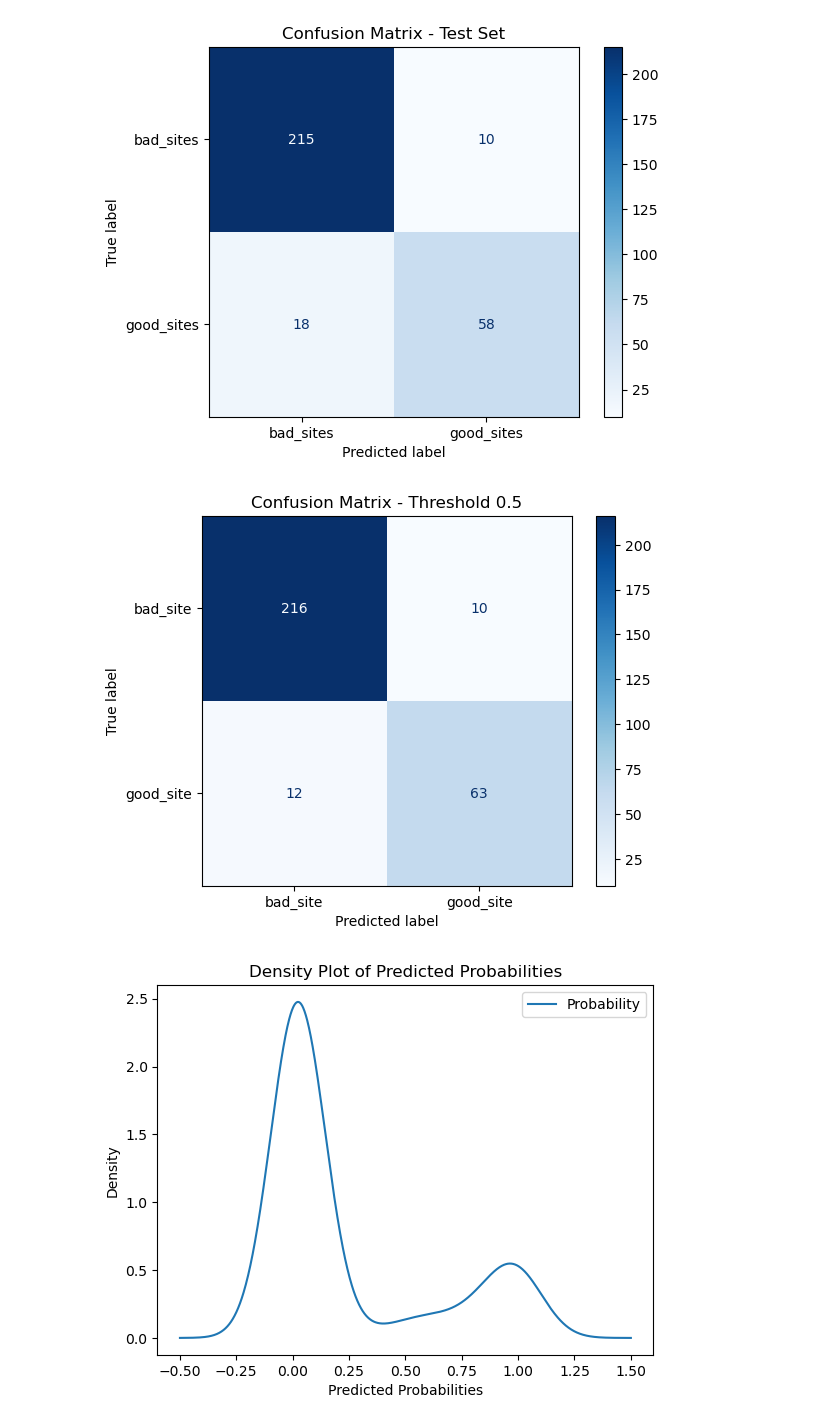
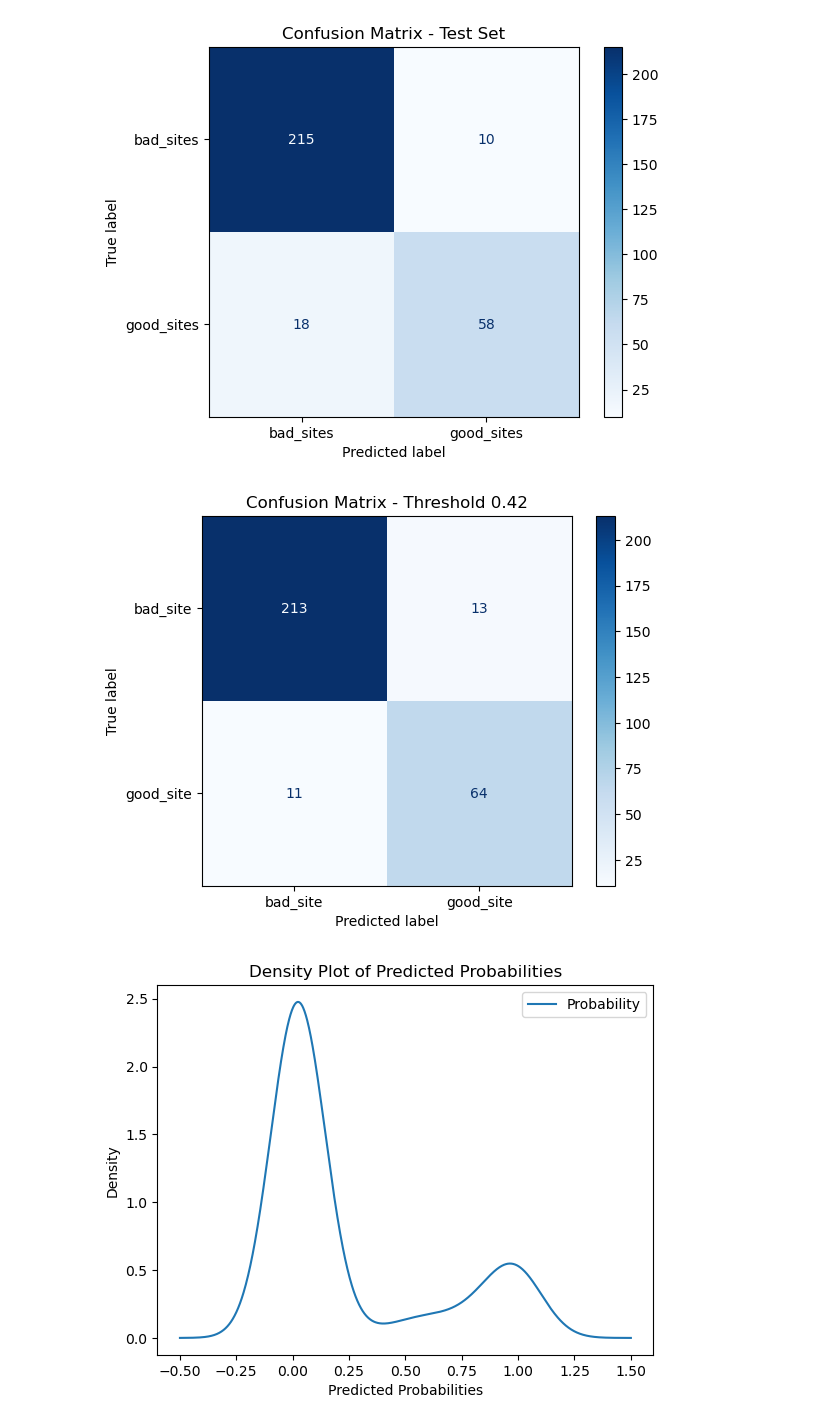
Before and after one commit to LibertyV7/DS4001G1, a Jupyter notebook: solar_dt.ipynb, the cells around one changed output. Drawn from its saved outputs; the diff is of its cells as text; code cells hidden in the pictures.

Commit message:
updated dt model and graphics

```diff
--- a/solar_dt.ipynb
+++ b/solar_dt.ipynb
@@ -195,9 +195,3 @@ x_train, x_test, y_train, y_test = train_test_split(x, y, train_size=0.80, strat
 x_tune, x_test, y_tune, y_test = train_test_split(x_test,y_test,  train_size = 0.50,stratify= y_test, random_state=49)
 # %%
 kf = RepeatedStratifiedKFold(n_splits=10,n_repeats =5, random_state=42)
-# %%
-from sklearn import metrics
-
-y_true = solar_1h['zscore_class']
-
-print(metrics.roc_auc_score)
@@ -375,31 +367,31 @@ plt.show()
 # %%
 from sklearn.metrics import confusion_matrix, ConfusionMatrixDisplay
 
 def adjust_thres(model, X, y_true, thres):
     # model: best estimator
     # X: feature variables
     # y_true: true target variables
     # thres: threshold
 
     # Predict probabilities
     y_prob = model.predict_proba(X)[:, 1]
 
     # Adjust predictions based on the threshold
     y_pred = (y_prob >= thres).astype(np.int32)
 
     # Create confusion matrix
     cm = confusion_matrix(y_true, y_pred)
 
     # Display confusion matrix
     disp = ConfusionMatrixDisplay(confusion_matrix=cm, display_labels=['bad_site', 'good_site'])
     disp.plot(cmap='Blues', values_format='d')
     plt.title(f'Confusion Matrix - Threshold {thres}')
     plt.show()
 
 # Example usage
-adjust_thres(best, x_test, y_test, thres=0.5)  # Replace 0.5 with your desired threshold
+adjust_thres(best, x_test, y_test, thres=0.42)  # Replace 0.5 with your desired threshold
 # %% [output]
-[figure, old version]
+[figure, new version]
 # %%
 import pandas as pd
 import matplotlib.pyplot as plt
```
Also changed, not shown: parts of 3 cells of this notebook, 4 other files.
